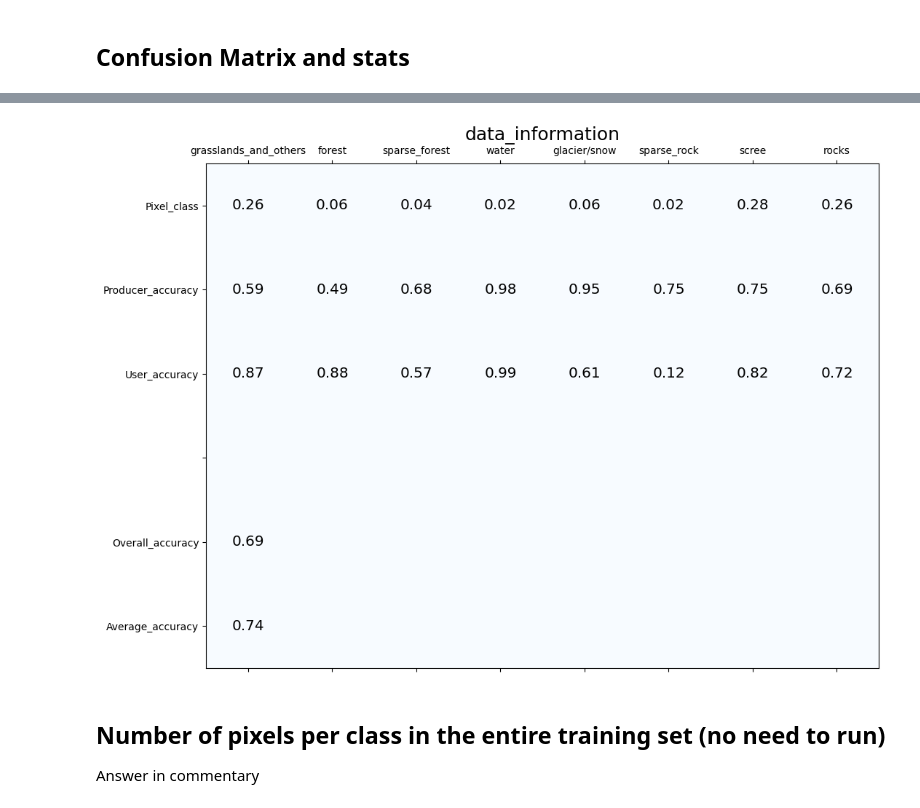
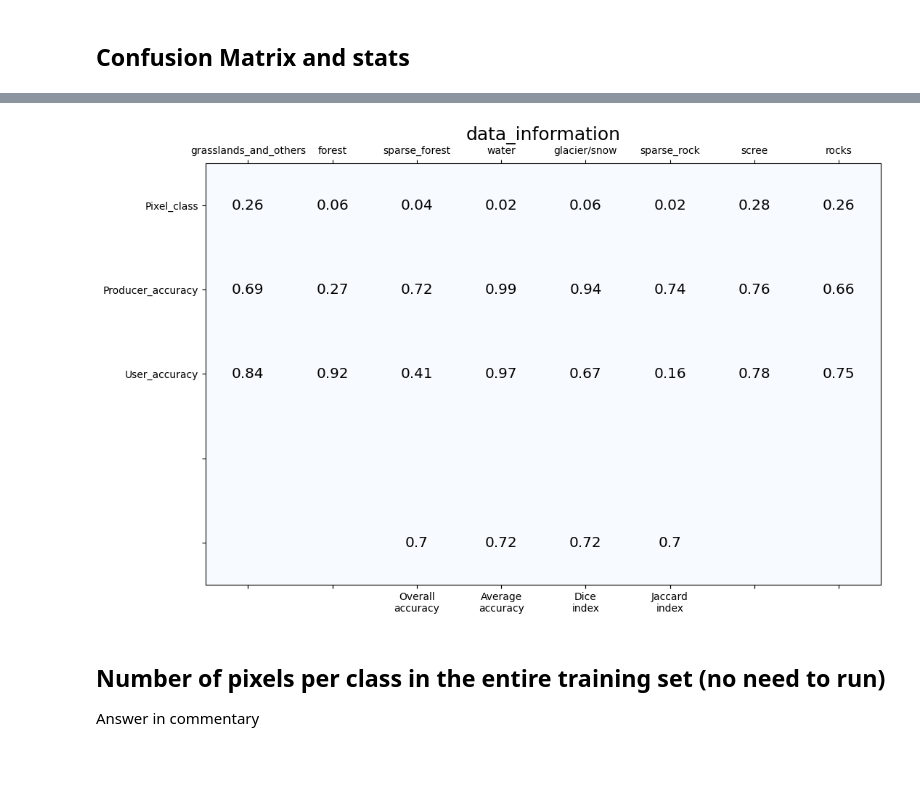
Before and after one commit to a-texier/IPEO-project-2022, a Jupyter notebook: evaluation.ipynb, the cells around one changed output, grey strips where cells are left out. Cells and saved outputs as stored; diff of their text form; code cells hidden in the pictures; blank space fills up the shorter version.

Commit message:
ajout weightedclass a dice loss + jacc index

```diff
--- a/evaluation.ipynb
+++ b/evaluation.ipynb
@@ -911,3 +901,5 @@ def run_training(
 # %%
-class_weights
+class_weights = class_weights/sum(class_weights)
+print(class_weights)
+print(sum(class_weights))
 # %% [output]
@@ -929,7 +922,8 @@ optimizer_kwargs = dict(
     weight_decay=1e-2,
 )
 
-train_acc,val_acc,model,random_forest = run_training(
+#rain_acc,val_acc,model,random_forest = run_training(
+train_loss_history, train_acc_history, val_loss_history, al_acc_history, val_dice_history, val_jacc_history, model, random_forest = run_training(
     data_augmentation,
     class_weights=class_weights,#class_weights
     model_factory=UNet,
@@ -1082,6 +1076,8 @@ from sklearn.metrics import confusion_matrix, ConfusionMatrixDisplay
 # ===== Confusion Matrix =====
 gts = []
 preds  = []
+dice_coeff = 0
+jacc_coeff = 0
 for data, target in test_loader:
     target = target.type(torch.LongTensor) #avoid an error idk why?
     data, target = data.to(device), target.to(device)
@@ -1091,10 +1087,14 @@ for data, target in test_loader:
     predictions = output.argmax(1).cpu().detach().numpy()
     ground_truth = target.cpu().detach().numpy()
     accuracy_float = (predictions == ground_truth).mean()
+    dice_coeff += dice_coef_multilabel(predictions, ground_truth, 8)
+    jacc_coeff += jacc_coef_multilabel(predictions, ground_truth, 8)
     gts.append(ground_truth)
     preds.append(predictions)
 print(len(gts))
 print(len(preds))
+dice_coeff /= len(test_loader)
+jacc_coeff /= len(test_loader)
 gts = np.array(gts).flatten()
 preds = np.array(preds).flatten()
 
@@ -1137,9 +1137,9 @@ LABEL_CLASSES = {
 
     }
 
-def data_information(conf_matrix):
+def data_information(conf_matrix, dice, jacc):
     fig, ax = plt.subplots(figsize=(12, 9))
-    ax.matshow(np.zeros((6,conf_matrix.shape[1])), cmap=plt.cm.Blues, alpha=1)
+    ax.matshow(np.zeros((5,conf_matrix.shape[1])), cmap=plt.cm.Blues, alpha=1)
     for j in range(len(conf_matrix)):
         ax.text(x=j, y=0,s=np.round(np.sum(conf_matrix[j,:])/np.sum(conf_matrix),decimals=2), va='center',
                 ha='center', size='x-large')
@@ -1149,21 +1149,25 @@ def data_information(conf_matrix):
                 ha='center', size='x-large')
 
 
-    ax.text(x=0, y=4,s=np.round(np.sum(np.diag(conf_matrix))/np.sum(conf_matrix),decimals=2),
+    ax.text(x=2, y=4,s=np.round(np.sum(np.diag(conf_matrix))/np.sum(conf_matrix),decimals=2),
             va='center', ha='center', size='x-large')
-    ax.text(x=0, y=5,s=np.round(np.sum(np.diag(conf_matrix)/np.sum(conf_matrix,axis=1))/len(conf_matrix),decimals=2),
+    ax.text(x=3, y=4,s=np.round(np.sum(np.diag(conf_matrix)/np.sum(conf_matrix,axis=1))/len(conf_matrix),decimals=2),
             va='center', ha='center', size='x-large')
+    ax.text(x=4, y=4,s=np.round(dice,decimals=2), va='center', ha='center', size='x-large')
+    ax.text(x=5, y=4,s=np.round(jacc, decimals=2), va='center', ha='center', size='x-large')
 
-    ax.set_yticklabels(['',"Pixel_class", "Producer_accuracy","User_accuracy", "","Overall_accuracy", "Average_accuracy"])
-    ax.set_xticklabels(['',"grasslands_and_others","forest","sparse_forest","water","glacier/snow","sparse_rock","scree","rocks"])
-
+    ax.set_yticklabels(['',"Pixel_class", "Producer_accuracy","User_accuracy", ""])
+    ax.set_xticklabels(['',"grasslands_and_others","forest","sparse_forest","water","glacier/snow","sparse_rock",
+                        "scree","rocks"])
+    ax_t = ax.secondary_xaxis('bottom')
+    ax_t.set_xticklabels(['','','',"Overall\naccuracy", "Average\naccuracy","Dice\nindex","Jaccard\nindex","",""])
 
     plt.title('data_information', fontsize=18)
     plt.show()
 # %%
-data_information(conf_matrix)
+data_information(conf_matrix, dice_coeff, jacc_coeff)
 # %% [output]
-[figure, old version]
+[figure, new version]
 # %% [markdown]
 ## Number of pixels per class in the entire training set (no need to run)
 Answer in commentary
```
Also changed, not shown: parts of 10 cells of this notebook.
